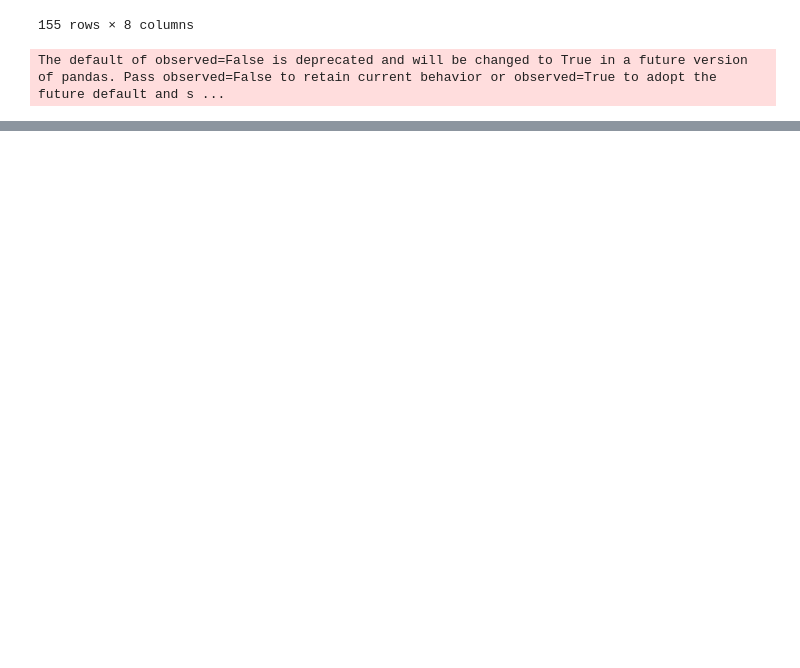
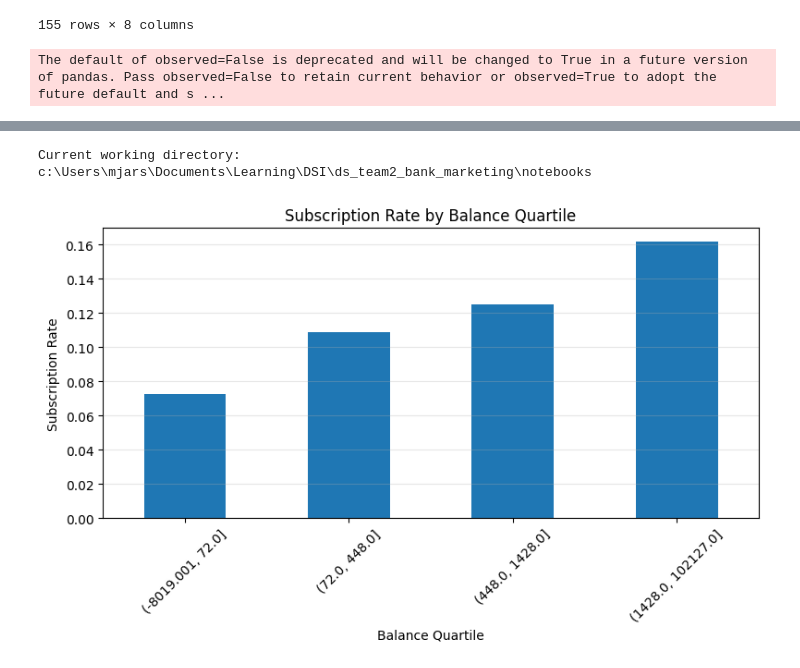
Before and after one commit to DzeDze/ds_team2_bank_marketing, a Jupyter notebook: notebooks/01_eda.ipynb, the cells around one changed output, grey strips where cells are left out. Drawn from its saved outputs; the diff is of its cells as text; code cells hidden in the pictures; blank space fills up the shorter version.

```diff
--- a/notebooks/01_eda.ipynb
+++ b/notebooks/01_eda.ipynb
@@ -1396,0 +1405,37 @@ The default of observed=False is deprecated and will be changed to True in a fut
+# %%
+import os
+print("Current working directory:", os.getcwd())
+# %% [output]
+Current working directory: c:\Users\mjars\Documents\Learning\DSI\ds_team2_bank_marketing\notebooks
+# %%
+
+import pandas as pd
+import matplotlib.pyplot as plt
+
+# 1) Load dataset
+df = pd.read_csv("../data/raw/bank-full.csv", sep=";")
+
+# 2) Convert target to numeric
+df["subscribed"] = df["y"].map({"yes": 1, "no": 0})
+
+# 3) Create balance quartiles
+df["balance_bin"] = pd.qcut(df["balance"], q=4, duplicates="drop")
+
+# 4) Calculate subscription rate per quartile
+conversion_by_bin = df.groupby("balance_bin")["subscribed"].mean()
+
+# 5) Plot bar chart
+plt.figure(figsize=(8, 5))
+conversion_by_bin.plot(kind="bar")
+
+plt.title("Subscription Rate by Balance Quartile")
+plt.xlabel("Balance Quartile")
+plt.ylabel("Subscription Rate")
+plt.grid(axis="y", alpha=0.3)
+plt.xticks(rotation=45)
+plt.tight_layout()
+
+
+plt.show()
+# %% [output]
+[figure, added]
```
Also changed, not shown: parts of 26 cells of this notebook.
